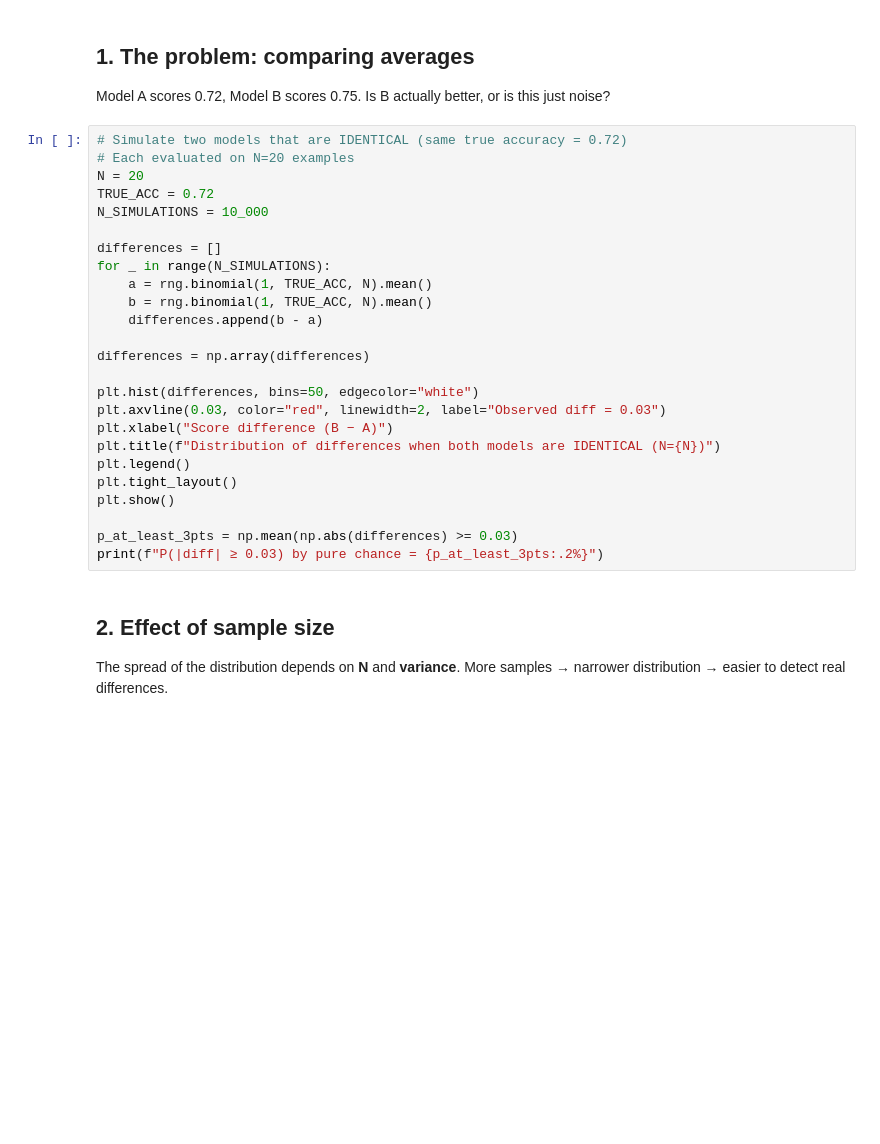
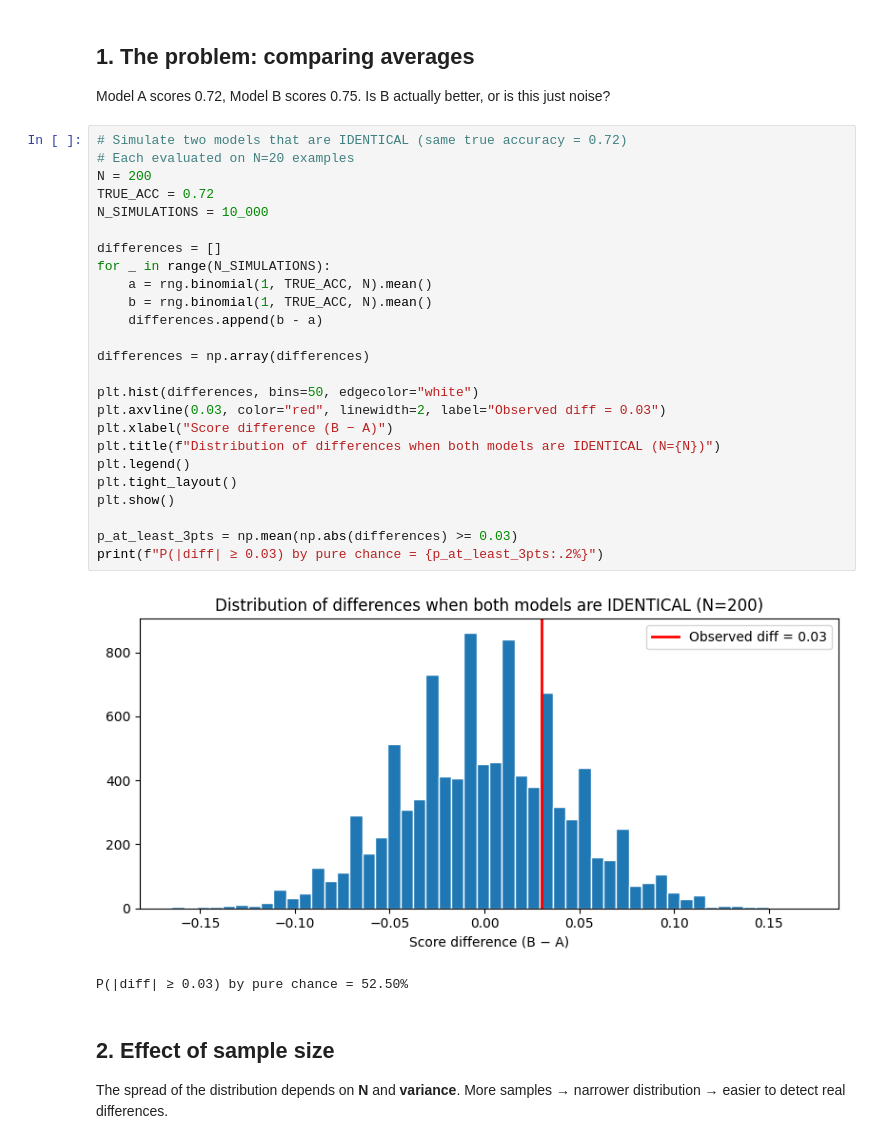
Before and after one commit to MAVA0707/Deliverables, a Jupyter notebook: Week 6/classes_notes/03_statistical_analysis.ipynb, the cells around one changed output. Drawn from its saved outputs; the diff is of its cells as text; blank space fills up the shorter version.

```diff
--- a/Week 6/classes_notes/03_statistical_analysis.ipynb
+++ b/Week 6/classes_notes/03_statistical_analysis.ipynb
@@ -14,28 +14,31 @@ Model A scores 0.72, Model B scores 0.75. Is B actually better, or is this just
 # %%
 # Simulate two models that are IDENTICAL (same true accuracy = 0.72)
 # Each evaluated on N=20 examples
-N = 20
+N = 200
 TRUE_ACC = 0.72
 N_SIMULATIONS = 10_000
 
 differences = []
 for _ in range(N_SIMULATIONS):
     a = rng.binomial(1, TRUE_ACC, N).mean()
     b = rng.binomial(1, TRUE_ACC, N).mean()
     differences.append(b - a)
 
 differences = np.array(differences)
 
 plt.hist(differences, bins=50, edgecolor="white")
 plt.axvline(0.03, color="red", linewidth=2, label="Observed diff = 0.03")
 plt.xlabel("Score difference (B − A)")
 plt.title(f"Distribution of differences when both models are IDENTICAL (N={N})")
 plt.legend()
 plt.tight_layout()
 plt.show()
 
 p_at_least_3pts = np.mean(np.abs(differences) >= 0.03)
 print(f"P(|diff| ≥ 0.03) by pure chance = {p_at_least_3pts:.2%}")
+# %% [output]
+[figure, added]
+P(|diff| ≥ 0.03) by pure chance = 52.50%
 # %% [markdown]
 ## 2. Effect of sample size
 
```
Also changed, not shown: parts of 6 cells of this notebook.
